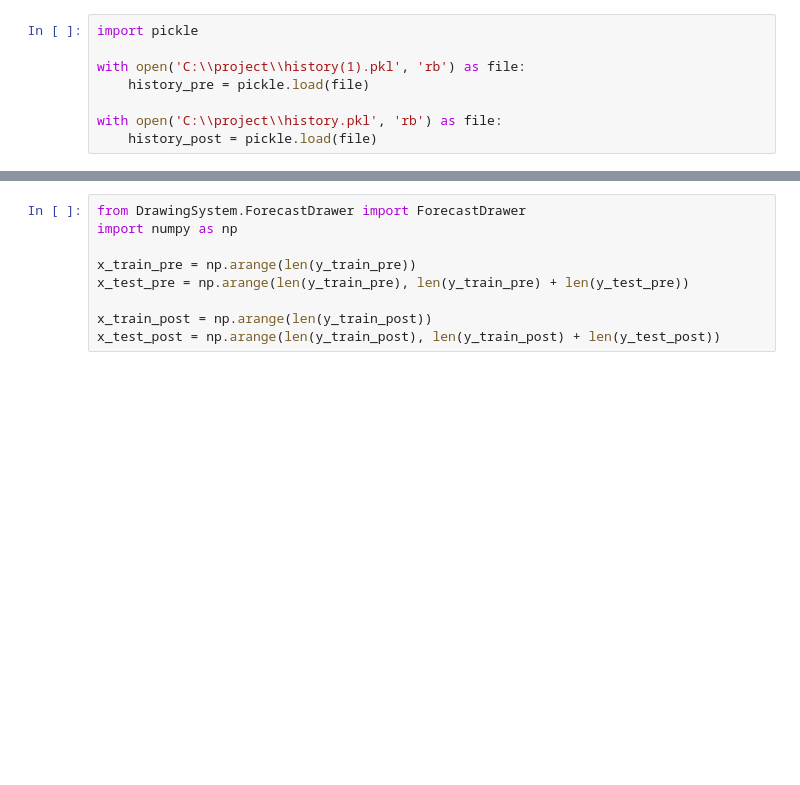
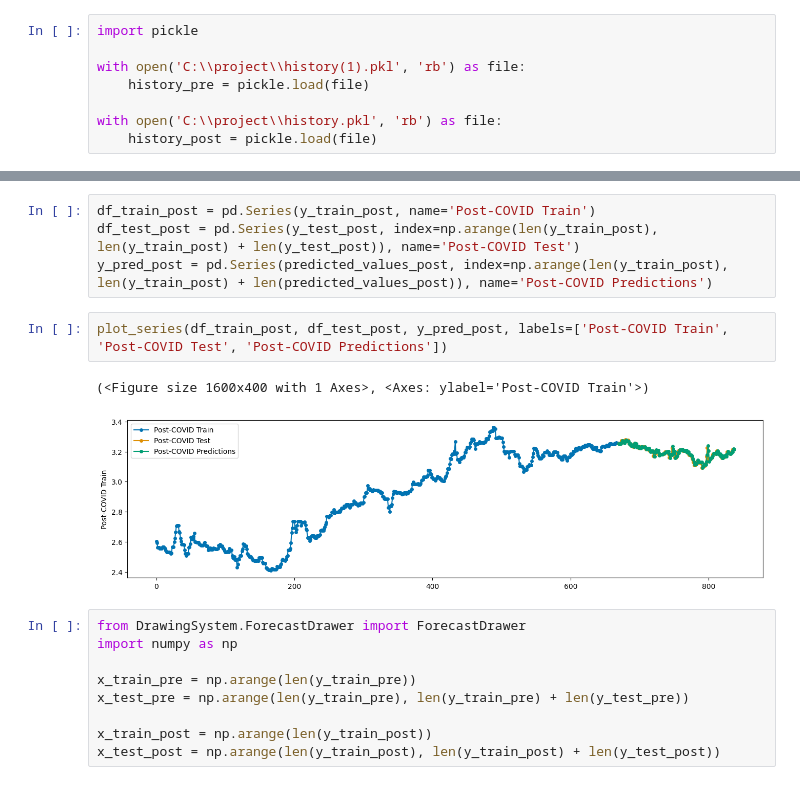
Before and after one commit to InnerShadow/UDSpredictor, a Jupyter notebook: src/demo.ipynb, the cells around one changed output, grey strips where cells are left out. Drawn from its saved outputs; the diff is of its cells as text; blank space fills up the shorter version.

```diff
--- a/src/demo.ipynb
+++ b/src/demo.ipynb
@@ -191,3 +204,12 @@ with open('C:\\project\\history.pkl', 'rb') as file:
+# %%
+df_train_post = pd.Series(y_train_post, name='Post-COVID Train')
+df_test_post = pd.Series(y_test_post, index=np.arange(len(y_train_post), len(y_train_post) + len(y_test_post)), name='Post-COVID Test')
+y_pred_post = pd.Series(predicted_values_post, index=np.arange(len(y_train_post), len(y_train_post) + len(predicted_values_post)), name='Post-COVID Predictions')
+# %%
+plot_series(df_train_post, df_test_post, y_pred_post, labels=['Post-COVID Train', 'Post-COVID Test', 'Post-COVID Predictions'])
+# %% [output]
+(<Figure size 1600x400 with 1 Axes>, <Axes: ylabel='Post-COVID Train'>)
+[figure, added]
 # %%
 from DrawingSystem.ForecastDrawer import ForecastDrawer
 import numpy as np
```
Also changed, not shown: parts of 9 cells of this notebook, 1 other file.
